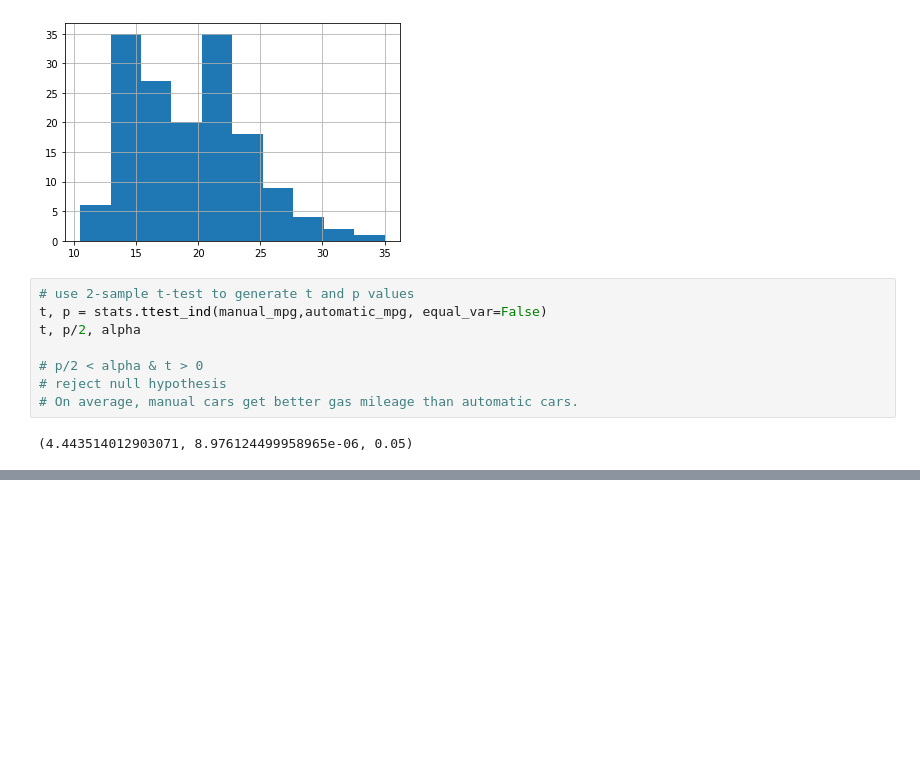
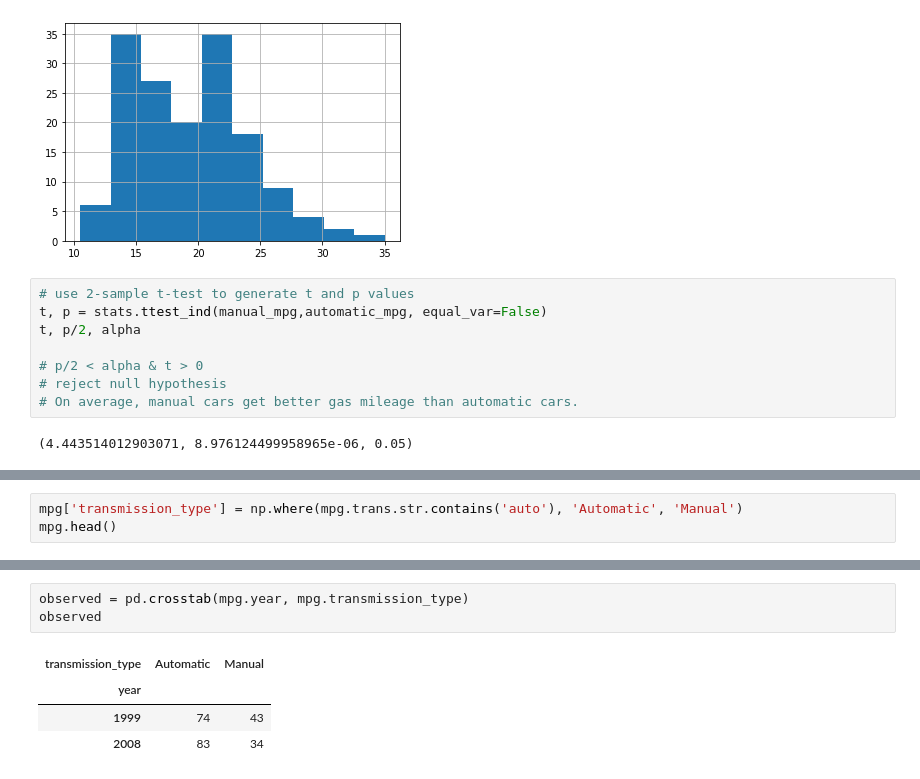
Before and after one commit to sophia-stewart/statistics-exercises, a Jupyter notebook: hypothesis_testing.ipynb, the cells around one changed output, grey strips where cells are left out. Drawn from its saved outputs; the diff is of its cells as text; blank space fills up the shorter version.

```diff
--- a/hypothesis_testing.ipynb
+++ b/hypothesis_testing.ipynb
@@ -351,0 +466,3 @@ r, p
+# %%
+mpg['transmission_type'] = np.where(mpg.trans.str.contains('auto'), 'Automatic', 'Manual')
+mpg.head()
@@ -351,0 +476,8 @@ r, p
+# %%
+observed = pd.crosstab(mpg.year, mpg.transmission_type)
+observed
+# %% [output]
+| transmission_type | Automatic | Manual |
+| year |  |  |
+| 1999 | 74 | 43 |
+| 2008 | 83 | 34 |
```
Also changed, not shown: parts of 66 cells of this notebook.
